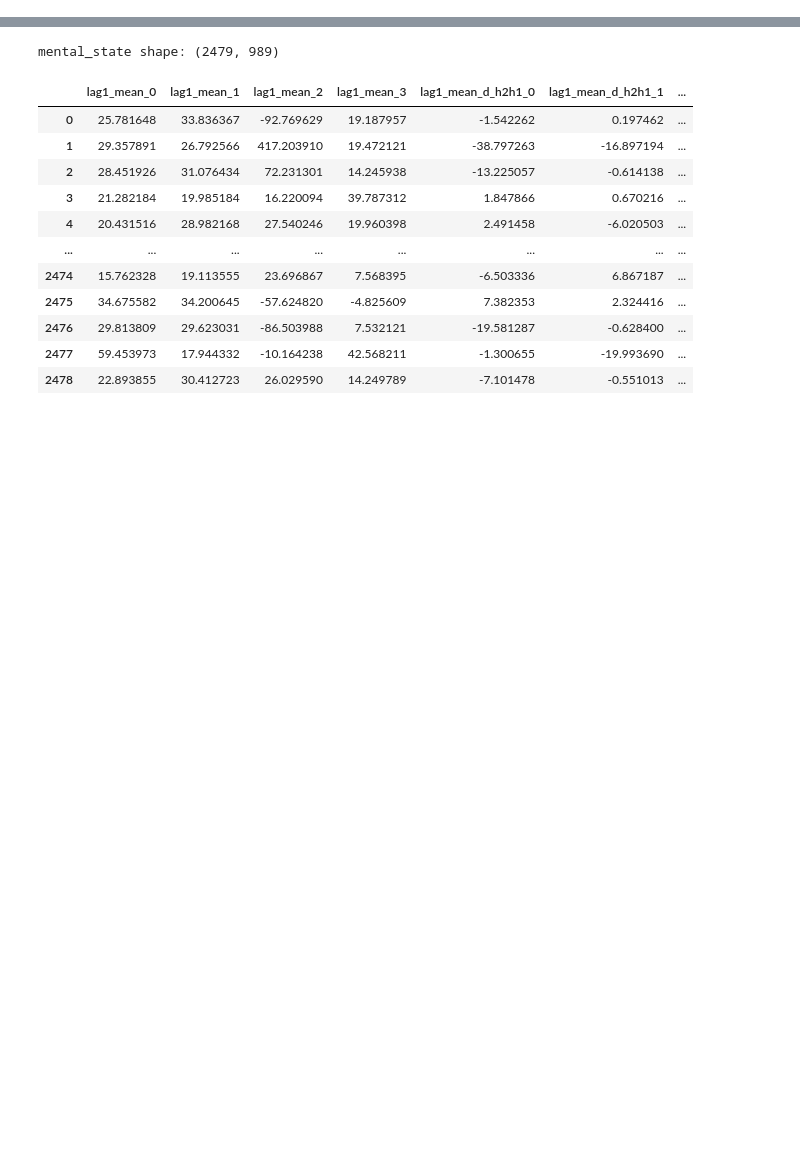
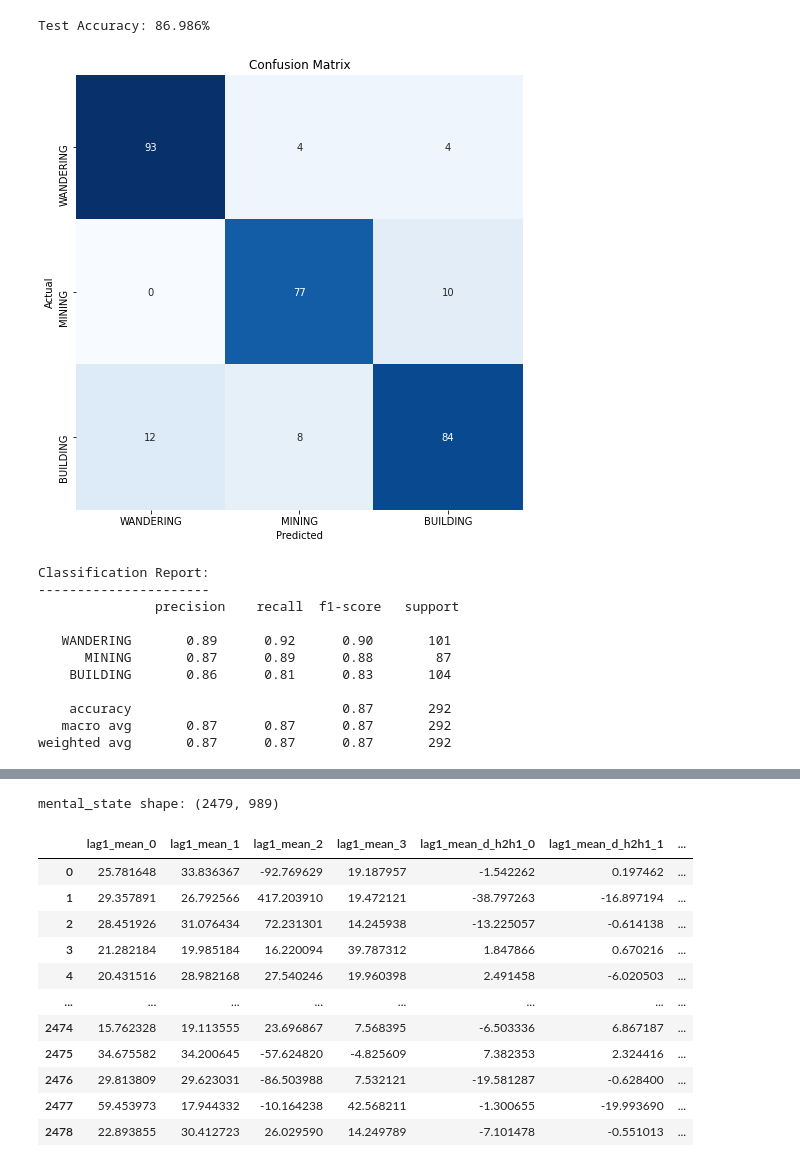
Before and after one commit to andyko208/EEG_Classification, a Jupyter notebook: GRU_Progress.ipynb, the cells around one changed output, grey strips where cells are left out. Saved outputs shown, nothing was run; the diff lists cells and outputs as text; code cells hidden in the pictures; blank space fills up the shorter version.

```diff
--- a/GRU_Progress.ipynb
+++ b/GRU_Progress.ipynb
@@ -15,0 +215,46 @@ from sklearn.model_selection import train_test_split
+# %%
+from sklearn.neighbors import KNeighborsClassifier
+from sklearn import metrics
+
+#Create KNN Classifier
+knn = KNeighborsClassifier(n_neighbors=3)
+
+#Train the model using the training sets
+knn.fit(X_train, y_train)
+
+#Predict the response for test dataset
+y_pred = knn.predict(X_test)
+
+# Model Accuracy, how often is the classifier correct?
+print("Test Accuracy: {:.3f}%".format(metrics.accuracy_score(y_test, y_pred)*100))
+
+label_mapping = {'WANDERING': 0, 'MINING': 1, 'BUILDING': 2}
+# y_pred = np.array(list(map(lambda x: np.argmax(x), model.predict(X_test))))
+
+cm = confusion_matrix(y_test, y_pred)
+clr = classification_report(y_test, y_pred, target_names=label_mapping.keys())
+
+plt.figure(figsize=(8, 8))
+sns.heatmap(cm, annot=True, vmin=0, fmt='g', cbar=False, cmap='Blues')
+plt.xticks(np.arange(3) + 0.5, label_mapping.keys())
+plt.yticks(np.arange(3) + 0.5, label_mapping.keys())
+plt.xlabel("Predicted")
+plt.ylabel("Actual")
+plt.title("Confusion Matrix")
+plt.show()
+
+print("Classification Report:\n----------------------\n", clr)
+# %% [output]
+Test Accuracy: 86.986%
+[figure, added]
+Classification Report:
+----------------------
+               precision    recall  f1-score   support
+
+   WANDERING       0.89      0.92      0.90       101
+      MINING       0.87      0.89      0.88        87
+    BUILDING       0.86      0.81      0.83       104
+
+    accuracy                           0.87       292
+   macro avg       0.87      0.87      0.87       292
+weighted avg       0.87      0.87      0.87       292
```
Also changed, not shown: parts of 41 cells of this notebook, 32 other files.
